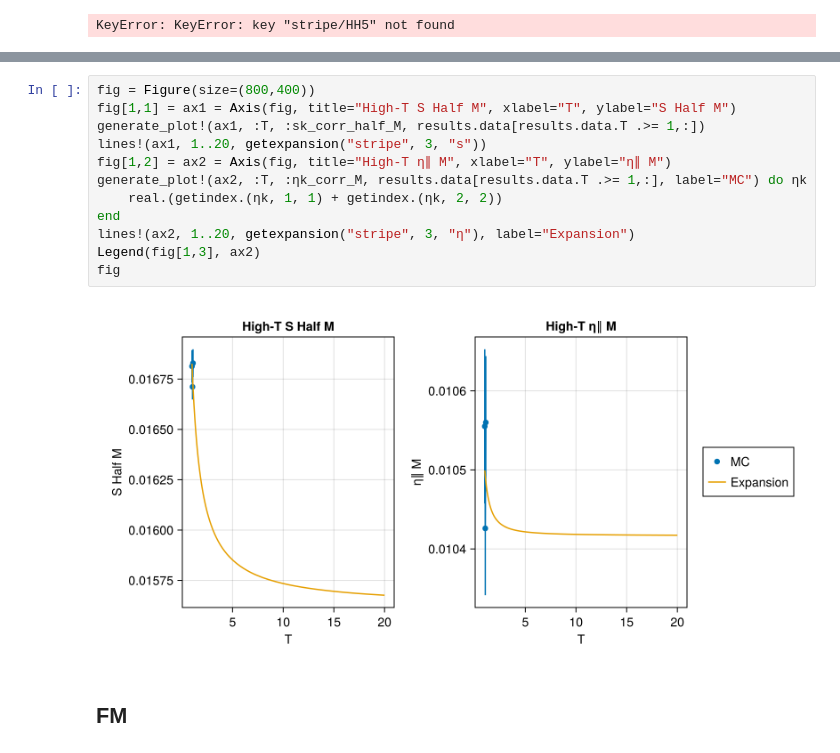
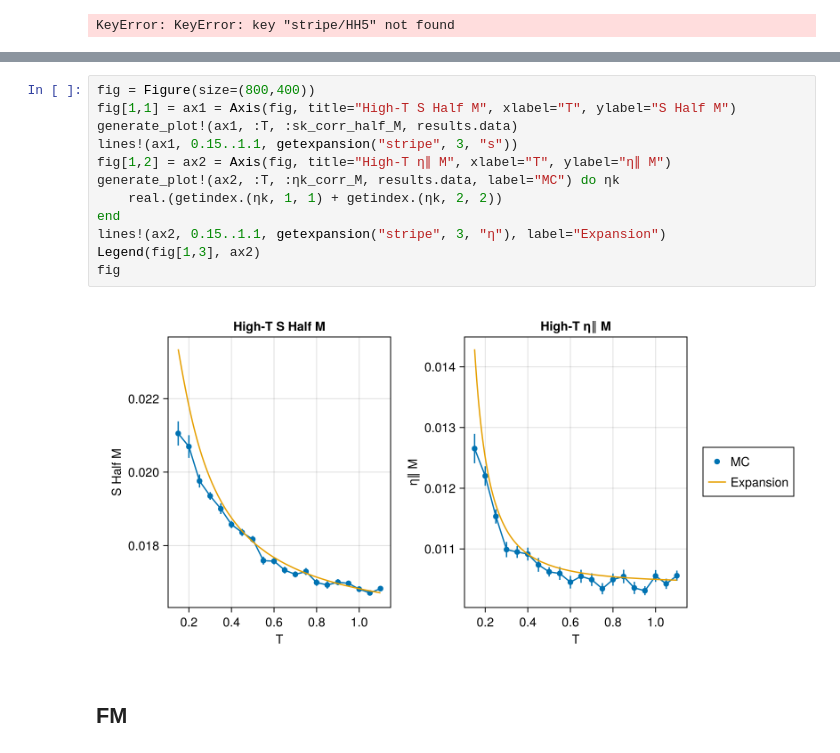
Before and after one commit to PatXue/WignerMolecule.jl, a Jupyter notebook: high-temp/plotting.ipynb, the cells around one changed output, grey strips where cells are left out. Cells and saved outputs as stored; diff of their text form.

Commit message:
Fix stripe order param plots

```diff
--- a/high-temp/plotting.ipynb
+++ b/high-temp/plotting.ipynb
@@ -121,17 +121,17 @@ fig
 # %%
 fig = Figure(size=(800,400))
 fig[1,1] = ax1 = Axis(fig, title="High-T S Half M", xlabel="T", ylabel="S Half M")
-generate_plot!(ax1, :T, :sk_corr_half_M, results.data[results.data.T .>= 1,:])
-lines!(ax1, 1..20, getexpansion("stripe", 3, "s"))
+generate_plot!(ax1, :T, :sk_corr_half_M, results.data)
+lines!(ax1, 0.15..1.1, getexpansion("stripe", 3, "s"))
 fig[1,2] = ax2 = Axis(fig, title="High-T η∥ M", xlabel="T", ylabel="η∥ M")
-generate_plot!(ax2, :T, :ηk_corr_M, results.data[results.data.T .>= 1,:], label="MC") do ηk
+generate_plot!(ax2, :T, :ηk_corr_M, results.data, label="MC") do ηk
     real.(getindex.(ηk, 1, 1) + getindex.(ηk, 2, 2))
 end
-lines!(ax2, 1..20, getexpansion("stripe", 3, "η"), label="Expansion")
+lines!(ax2, 0.15..1.1, getexpansion("stripe", 3, "η"), label="Expansion")
 Legend(fig[1,3], ax2)
 fig
 # %% [output]
-[figure, old version]
+[figure, new version]
 # %% [markdown]
 ## FM
 # %%
```
Also changed, not shown: parts of 1 cell of this notebook.
